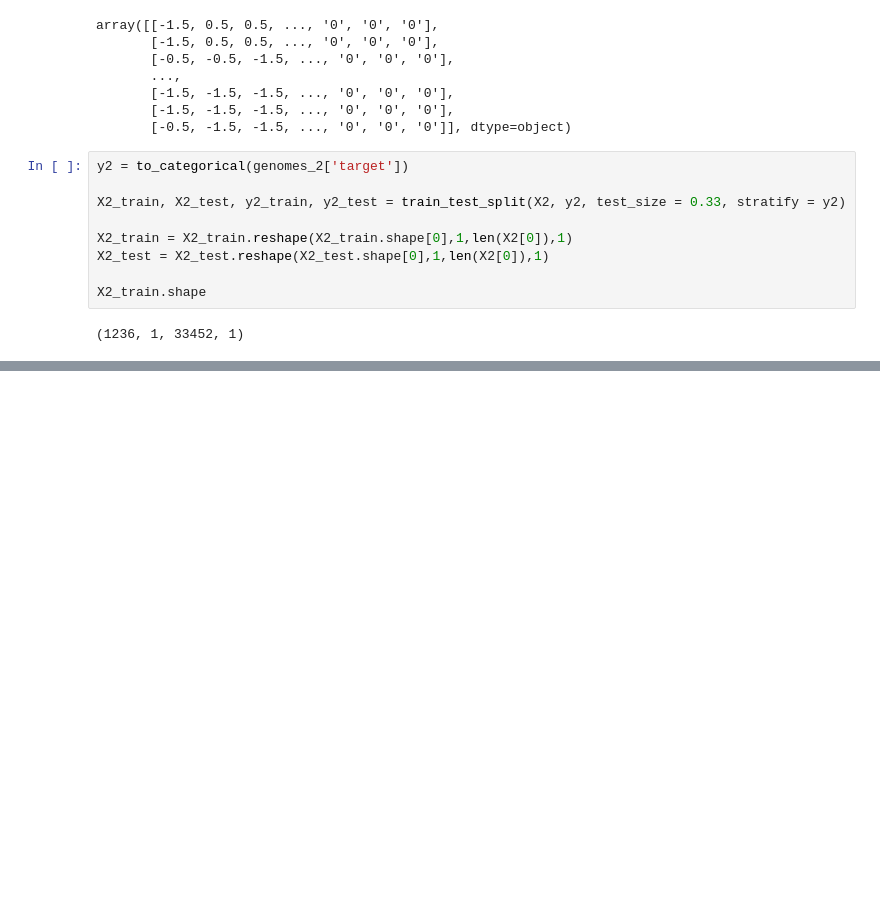
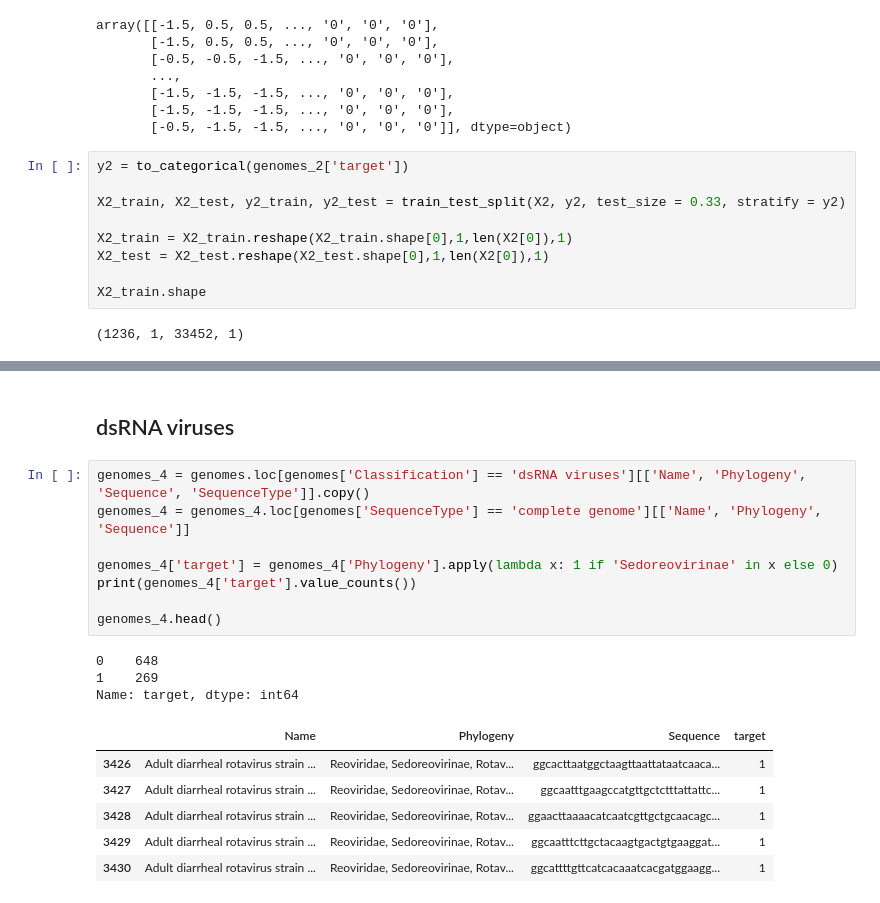
Before and after one commit to qdupupet/Viral-Genomes, a Jupyter notebook: Viral Genomes.ipynb, the cells around one changed output, grey strips where cells are left out. Saved outputs shown, nothing was run; the diff lists cells and outputs as text; blank space fills up the shorter version.

```diff
--- a/Viral Genomes.ipynb
+++ b/Viral Genomes.ipynb
@@ -437,0 +483,20 @@ Epoch 10/10
+# %% [markdown]
+## dsRNA viruses
+# %%
+genomes_4 = genomes.loc[genomes['Classification'] == 'dsRNA viruses'][['Name', 'Phylogeny', 'Sequence', 'SequenceType']].copy()
+genomes_4 = genomes_4.loc[genomes['SequenceType'] == 'complete genome'][['Name', 'Phylogeny', 'Sequence']]
+
+genomes_4['target'] = genomes_4['Phylogeny'].apply(lambda x: 1 if 'Sedoreovirinae' in x else 0)
+print(genomes_4['target'].value_counts())
+
+genomes_4.head()
+# %% [output]
+0    648
+1    269
+Name: target, dtype: int64
+|  | Name | Phylogeny | Sequence | target |
+| 3426 | Adult diarrheal rotavirus strain ... | Reoviridae, Sedoreovirinae, Rotav... | ggcacttaatggctaagttaattataatcaaca... | 1 |
+| 3427 | Adult diarrheal rotavirus strain ... | Reoviridae, Sedoreovirinae, Rotav... | ggcaatttgaagccatgttgctctttattattc... | 1 |
+| 3428 | Adult diarrheal rotavirus strain ... | Reoviridae, Sedoreovirinae, Rotav... | ggaacttaaaacatcaatcgttgctgcaacagc... | 1 |
+| 3429 | Adult diarrheal rotavirus strain ... | Reoviridae, Sedoreovirinae, Rotav... | ggcaatttcttgctacaagtgactgtgaaggat... | 1 |
+| 3430 | Adult diarrheal rotavirus strain ... | Reoviridae, Sedoreovirinae, Rotav... | ggcattttgttcatcacaaatcacgatggaagg... | 1 |
```
Also changed, not shown: parts of 35 cells of this notebook.
